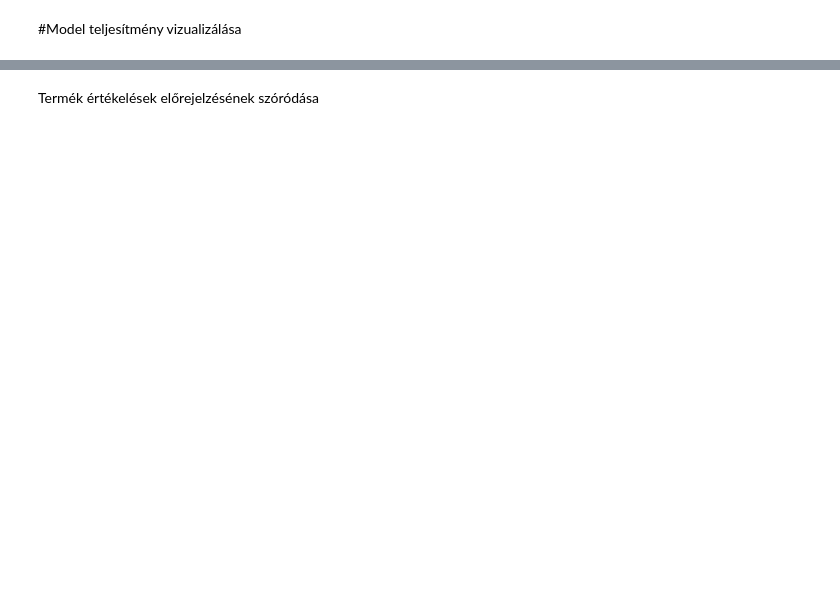
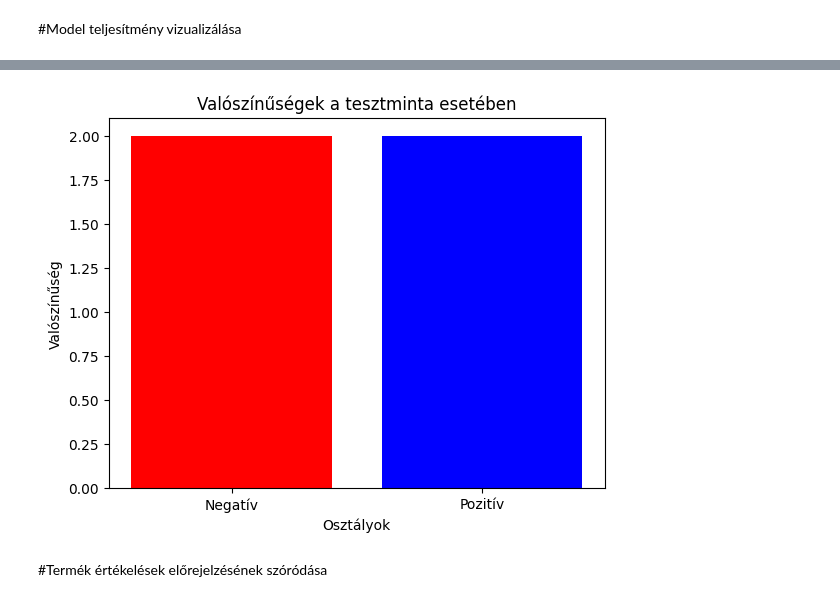
Before and after one commit to Vanii2000/szovegbanyaszat_beadando, a Jupyter notebook: visualisation.ipynb, the cells around one changed output, grey strips where cells are left out. Cells and saved outputs as stored; diff of their text form; code cells hidden in the pictures; blank space fills up the shorter version.

```diff
--- a/visualisation.ipynb
+++ b/visualisation.ipynb
@@ -273,12 +223,15 @@ Model predikciós valószínűségek megjelenítése
 # %%
 # Ha a modell visszaadja a valószínűségeket
-probabilities = model.predict_proba(X_test)
+probabilities_sample = y_pred[0]
 
-# Vizualizáció: histogram a valószínűségekről
-plt.hist(probabilities[:, 1], bins=20, color='skyblue', edgecolor='black')
-plt.title("Predikciós valószínűségek eloszlása")
-plt.xlabel("Valószínűség")
-plt.ylabel("Gyakoriság")
+# Vizualizáció: oszlopdiagram a valószínűségekről
+plt.bar([0, 1], probabilities_sample, color=['red', 'blue'])
+plt.xlabel('Osztályok')
+plt.ylabel('Valószínűség')
+plt.title('Valószínűségek a tesztminta esetében')
+plt.xticks([0, 1], ['Negatív', 'Pozitív'])
 plt.show()
+# %% [output]
+[figure, added]
 # %% [markdown]
- Termék értékelések előrejelzésének szóródása
+#Termék értékelések előrejelzésének szóródása
```
Also changed, not shown: parts of 21 cells of this notebook.
